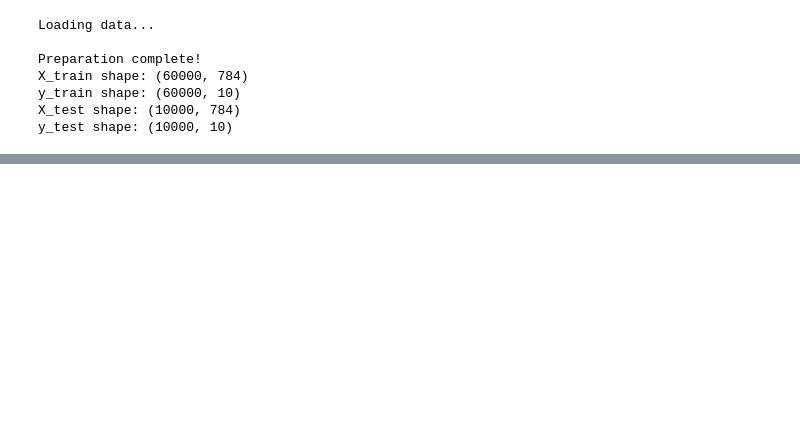
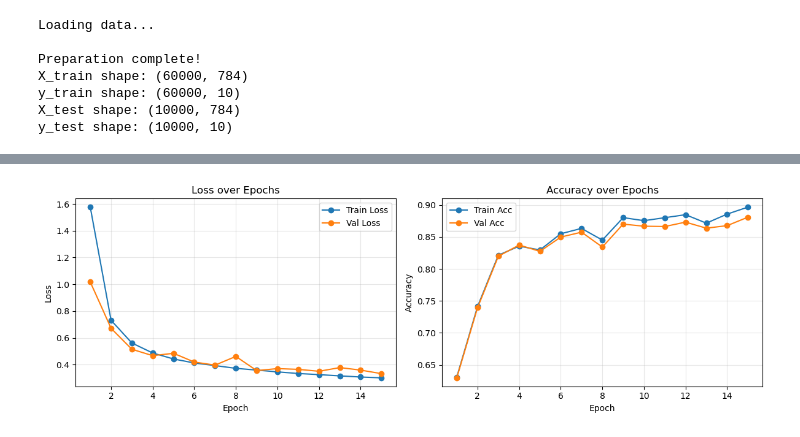
Before and after one commit to Max0Past/IDSS, a Jupyter notebook: lab_2/lab2.ipynb, the cells around one changed output, grey strips where cells are left out. Saved outputs shown, nothing was run; the diff lists cells and outputs as text; code cells hidden in the pictures; blank space fills up the shorter version.

```diff
--- a/lab_2/lab2.ipynb
+++ b/lab_2/lab2.ipynb
@@ -328,0 +329,45 @@ Training time for LeakyReLU Model: 58.02 seconds
+# %%
+# ==========================================
+# Experiment 4: Deeper Network with ReLU (Requirement 8)
+# ==========================================
+
+print("\n--- EXPERIMENT 4: Deeper Network with ReLU ---")
+
+# Define model with multiple ReLU hidden layers
+deep_relu_model = Sequential(
+    Linear(784, 128),
+    ReLU(),
+    Linear(128, 64),
+    ReLU(),
+    Linear(64, 10),
+    Softmax()
+)
+
+deep_relu_optimizer = SGD(deep_relu_model.parameters(), lr=0.05)
+
+deep_relu_history = {
+    'train_loss': [], 'val_loss': [],
+    'train_acc': [], 'val_acc': []
+}
+
+# 1. Measure Training Time
+start_train_time = time.time()
+
+for epoch in range(epochs):
+    train_loss = train_epoch(deep_relu_model, X_train, y_train, categorical_cross_entropy, deep_relu_optimizer, batch_size)
+    _, train_acc = evaluate_model(deep_relu_model, X_train, y_train, y_train_raw, categorical_cross_entropy, batch_size)
+    val_loss, val_acc = evaluate_model(deep_relu_model, X_test, y_test, y_test_raw, categorical_cross_entropy, batch_size)
+
+    deep_relu_history['train_loss'].append(train_loss)
+    deep_relu_history['val_loss'].append(val_loss)
+    deep_relu_history['train_acc'].append(train_acc)
+    deep_relu_history['val_acc'].append(val_acc)
+
+    print(f"Deep ReLU Epoch {epoch+1:02d}/{epochs} | Val Acc: {val_acc:.4f}")
+
+end_train_time = time.time()
+print(f"\nTraining time for Deeper ReLU Model: {end_train_time - start_train_time:.2f} seconds")
+
+# 2. Plot results
+plot_history(deep_relu_history)
+# %% [output]
@@ -328,0 +392 @@ Training time for LeakyReLU Model: 58.02 seconds
+[figure, added]
```
Also changed, not shown: parts of 8 cells of this notebook, 1 other file.
